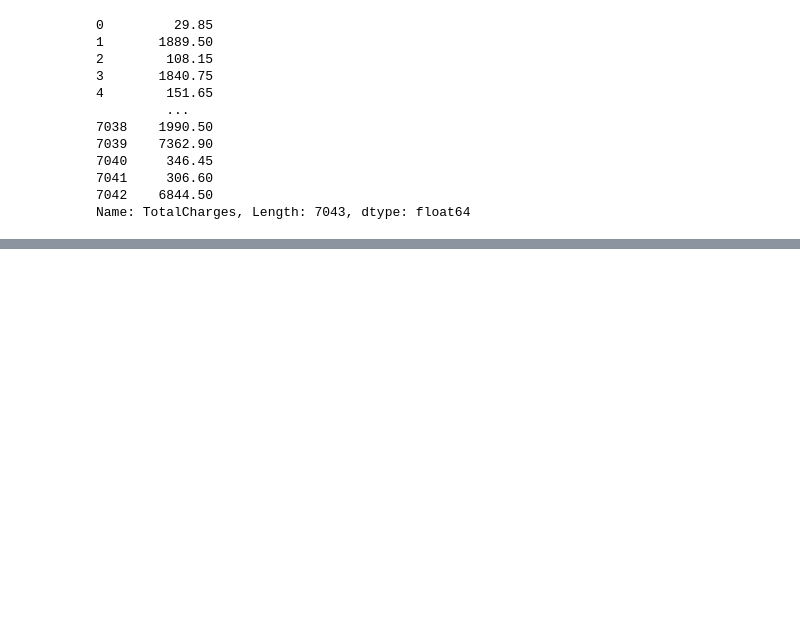
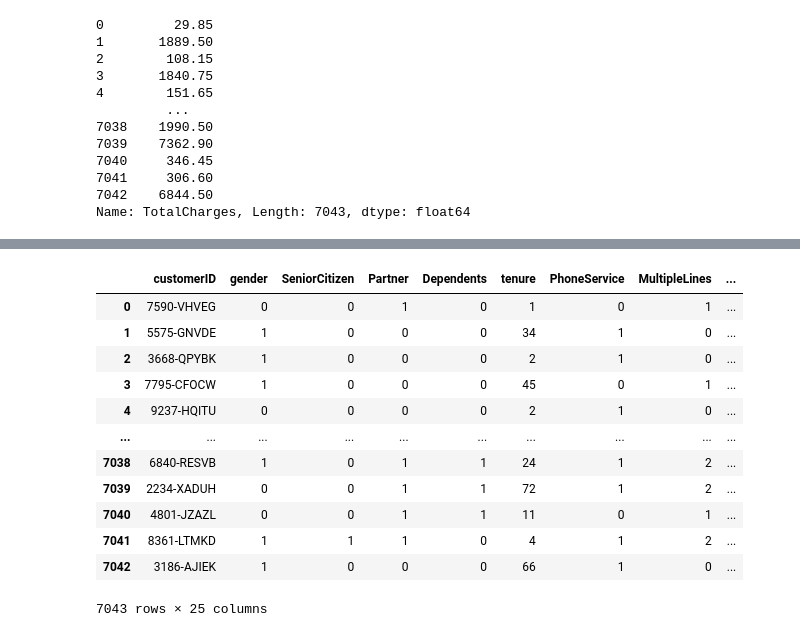
Before and after one commit to Dulina77/Churn_prediction_telco, a Jupyter notebook: Churn.ipynb, the cells around one changed output, grey strips where cells are left out. Saved outputs shown, nothing was run; the diff lists cells and outputs as text; code cells hidden in the pictures; blank space fills up the shorter version.

Commit message:
Implement code changes to enhance functionality and improve performance

```diff
--- a/Churn.ipynb
+++ b/Churn.ipynb
@@ -339,0 +377,21 @@ Name: TotalCharges, Length: 7043, dtype: float64
+# %%
+def TenureGroup(tenure):
+    if tenure <= 12:
+        return "New"
+    elif tenure > 12 and tenure <= 50:
+        return "Established"
+    else:
+        return "Loyal"
+
+df['Tenure_Cat'] = df['tenure'].apply(TenureGroup)
+# %%
+services = ['PhoneService', 'MultipleLines', 'InternetService', 'OnlineSecurity','OnlineBackup', 'DeviceProtection', 'TechSupport','StreamingTV', 'StreamingMovies']
+
+df['service_count'] = df[services].apply(lambda x: sum(x == 'Yes'), axis = 1)          #axis = 1 means we are applying the function across rows and x is the row
+# %%
+
+df['Avg_Monthly_Charges_per_service'] = df['MonthlyCharges']/df['service_count'].replace(0, np.nan)
+# %%
+reliable_pay = ['Bank transfer (automatic)','Credit card (automatic)']
+
+df['Payment_Reliability'] = df['PaymentMethod'].apply(lambda x: 1 if x in reliable_pay else 0)      #Automatic payments can be considered more reliable.
@@ -339,0 +420,20 @@ Name: TotalCharges, Length: 7043, dtype: float64
+# %%
+Le = LabelEncoder()
+df_label = df.copy()
+for col in categorcal_features:
+    df_label[col] = Le.fit_transform(df_label[col])
+df_label
+# %% [output]
+|  | customerID | gender | SeniorCitizen | Partner | Dependents | tenure | PhoneService | MultipleLines | ... |
+| 0 | 7590-VHVEG | 0 | 0 | 1 | 0 | 1 | 0 | 1 | ... |
+| 1 | 5575-GNVDE | 1 | 0 | 0 | 0 | 34 | 1 | 0 | ... |
+| 2 | 3668-QPYBK | 1 | 0 | 0 | 0 | 2 | 1 | 0 | ... |
+| 3 | 7795-CFOCW | 1 | 0 | 0 | 0 | 45 | 0 | 1 | ... |
+| 4 | 9237-HQITU | 0 | 0 | 0 | 0 | 2 | 1 | 0 | ... |
+| ... | ... | ... | ... | ... | ... | ... | ... | ... | ... |
+| 7038 | 6840-RESVB | 1 | 0 | 1 | 1 | 24 | 1 | 2 | ... |
+| 7039 | 2234-XADUH | 0 | 0 | 1 | 1 | 72 | 1 | 2 | ... |
+| 7040 | 4801-JZAZL | 0 | 0 | 1 | 1 | 11 | 0 | 1 | ... |
+| 7041 | 8361-LTMKD | 1 | 1 | 1 | 0 | 4 | 1 | 2 | ... |
+| 7042 | 3186-AJIEK | 1 | 0 | 0 | 0 | 66 | 1 | 0 | ... |
+7043 rows × 25 columns
```
Also changed, not shown: parts of 19 cells of this notebook.
